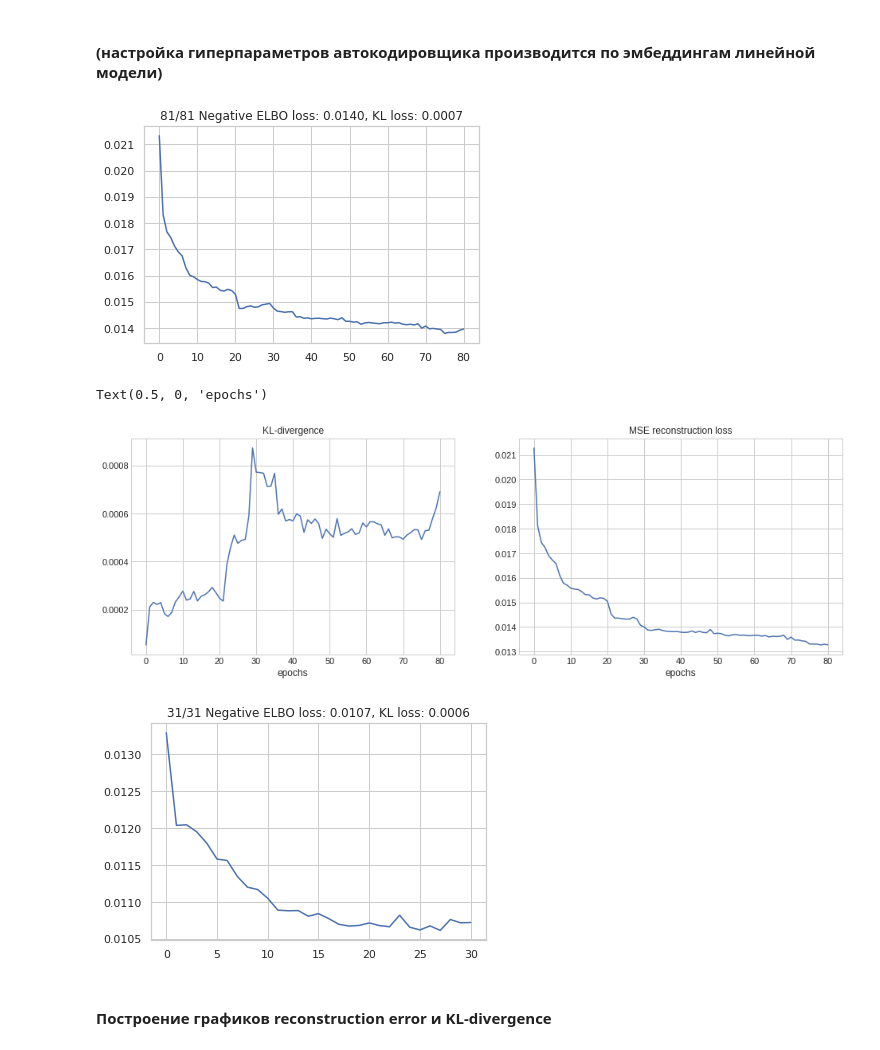
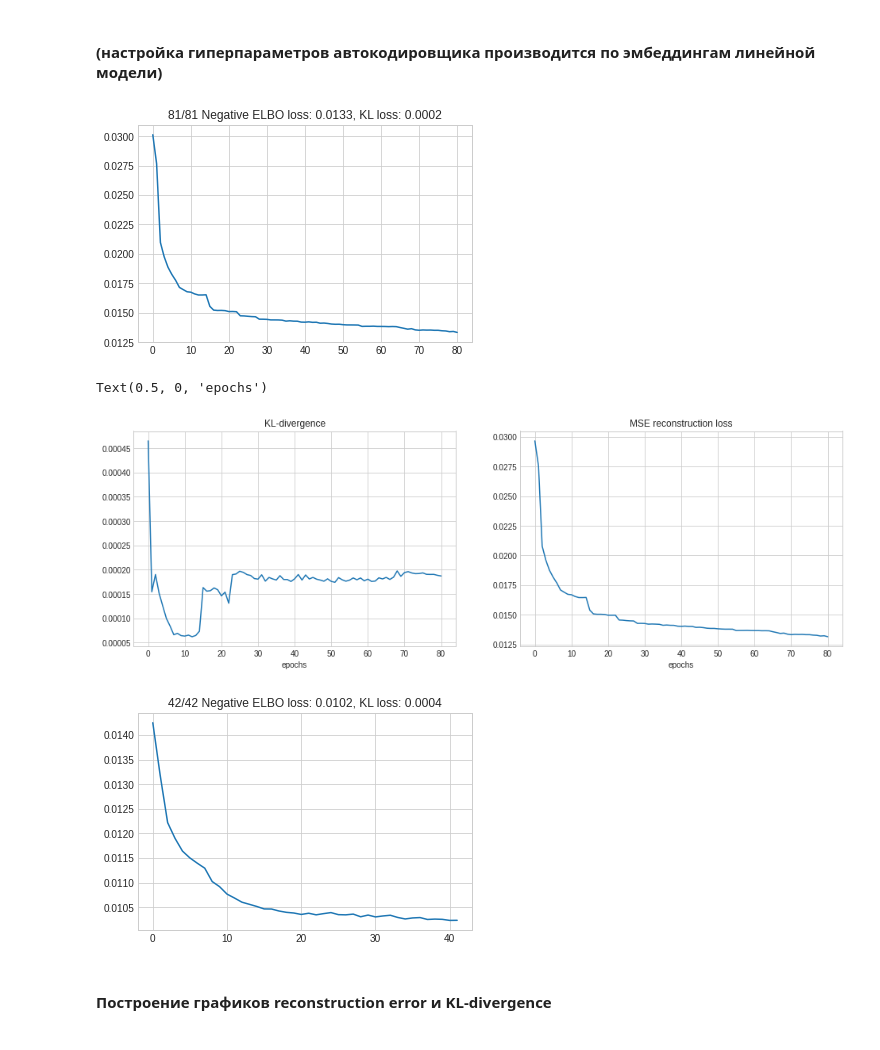
Before and after one commit to AlexShevchuk7/MADE, a Jupyter notebook: Diploma/Modelling.ipynb, the cells around one changed output. Saved outputs shown, nothing was run; the diff lists cells and outputs as text; code cells hidden in the pictures.

```diff
--- a/Diploma/Modelling.ipynb
+++ b/Diploma/Modelling.ipynb
@@ -338,6 +338,8 @@ trainloader = torch.utils.data.DataLoader(dataset, batch_size=batch_size, shuffl
 # Первый батч потребуется для конфигурирования архитектур сетей энкодера / декодера
 for batch in trainloader:
     break
+
+batch = batch.to(device)
 # %% [markdown]
 ### Построение baseline на основе алгоритма LOF из пакета Scikit-learn
 # %%
@@ -510,9 +527,10 @@ kldivs = []
 mses = []
 loss_vals = []
 name = 'full_mlp'
-learning_rate = 2e-4
+learning_rate = 1e-4
 n_epochs = 81
-latent_dim = 24
+latent_dim = 16
+beta = 0.05
 
 basic_emb = Basic_net(batch).to(device)
 embedded = basic_emb(batch.to(device))
@@ -524,7 +542,6 @@ mlpvae = mlpvae.to(device)
 criterion = nn.MSELoss()
 opt = Adam(mlpvae.parameters(), lr=learning_rate)
 mse = MSELoss()
-beta = 0.75
 
 for i in tqdm(range(n_epochs)):
     for b_n, batch in enumerate(trainloader):
@@ -555,7 +572,7 @@ for i in tqdm(range(n_epochs)):
     torch.save(mlpvae.state_dict(), name + '_e' + str(i) + '_lr' + str(learning_rate) +
                '_b' + str(batch.shape[0]) + '_beta' + str(beta) + '_lat' + str(latent_dim) + '.pkl')
 # %% [output]
-[figure, old version]
+[figure, new version]
 # %%
 plt.figure(figsize=(16, 5))
 plt.style.use('seaborn-whitegrid')
@@ -571,15 +588,16 @@ plt.title("MSE reconstruction loss")
 plt.xlabel("epochs")
 # %% [output]
 Text(0.5, 0, 'epochs')
-[figure, old version]
+[figure, new version]
 # %%
 kldivs = []
 mses = []
 loss_vals = []
 name = 'full_tcn'
-learning_rate = 2e-4
-n_epochs = 31
+learning_rate = 5e-5
+n_epochs = 42
 latent_dim = 16
+beta = 0.05
 
 encoder = TCNEncoder(batch, latent_dim=latent_dim)
 decoder = TCNDecoder(batch, latent_dim=latent_dim)
@@ -588,37 +606,37 @@ tcnvae = tcnvae.to(device)
 criterion = nn.MSELoss()
 opt = Adam(tcnvae.parameters(), lr=learning_rate)
 mse = MSELoss()
-beta = 0.75
+
 
 for i in tqdm(range(n_epochs)):
     for b_n, batch in enumerate(trainloader):
         batch = batch.to(device)
         opt.zero_grad()
 
         logits, mu, logvar = tcnvae(batch)
 
         reconstruction_loss = mse(logits, batch)
 
-        kl_loss = -0.5 * torch.sum(1 + logvar - mu.pow(2) -
-                                   logvar.exp(), -1).mean() / (batch.shape[0] * batch.shape[1] * batch.shape[2]) * beta
+        kl_loss = -0.5 * beta * torch.sum(1 + logvar - mu.pow(2) -
+                                   logvar.exp(), -1).mean() / (batch.shape[0] * batch.shape[1] * batch.shape[2])
         loss = reconstruction_loss + kl_loss
 
         loss.sum().backward()
         opt.step()
 
     mses.append(reconstruction_loss)
     kldivs.append(kl_loss)
     loss_vals.append(loss.item())
 
     plt.plot(loss_vals[-100:])
     plt.title('{}/{} Negative ELBO loss: {:.4f}, KL loss: {:.4f}'.format(i+1, n_epochs, loss_vals[-1], kl_loss))
     plt.show();
     clear_output(wait=True)
 
 torch.save(tcnvae.state_dict(), name + '_e' + str(i) + '_lr' + str(learning_rate) +
             '_b' + str(batch_size) + '_beta' + str(beta) + '_lat' + str(latent_dim) + '.pkl')
 # %% [output]
-[figure, old version]
+[figure, new version]
 # %% [markdown]
 #### Построение графиков reconstruction error и KL-divergence
 # %%
```
Also changed, not shown: parts of 24 cells of this notebook.
